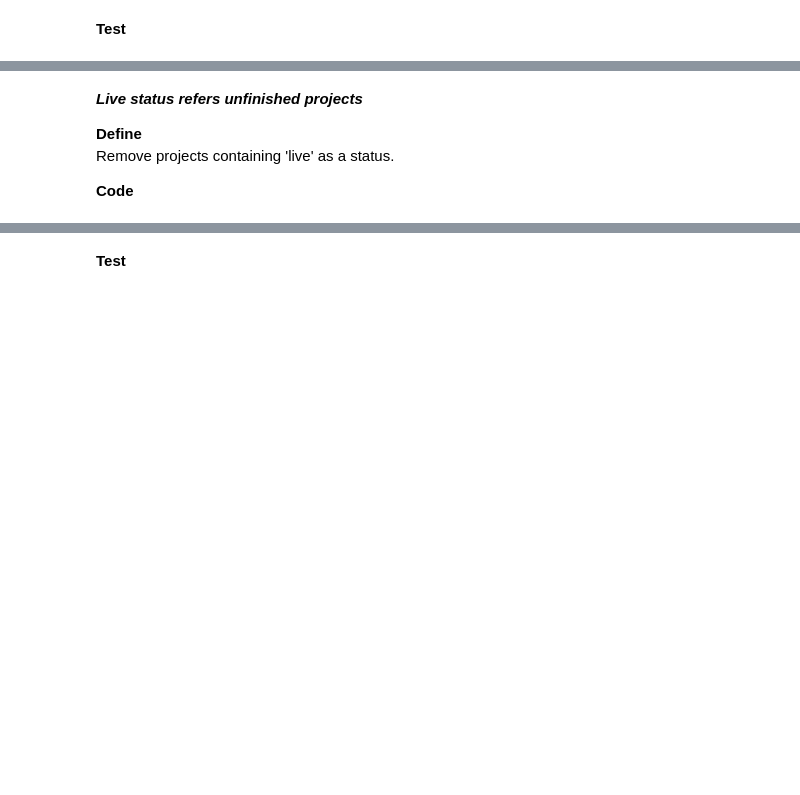
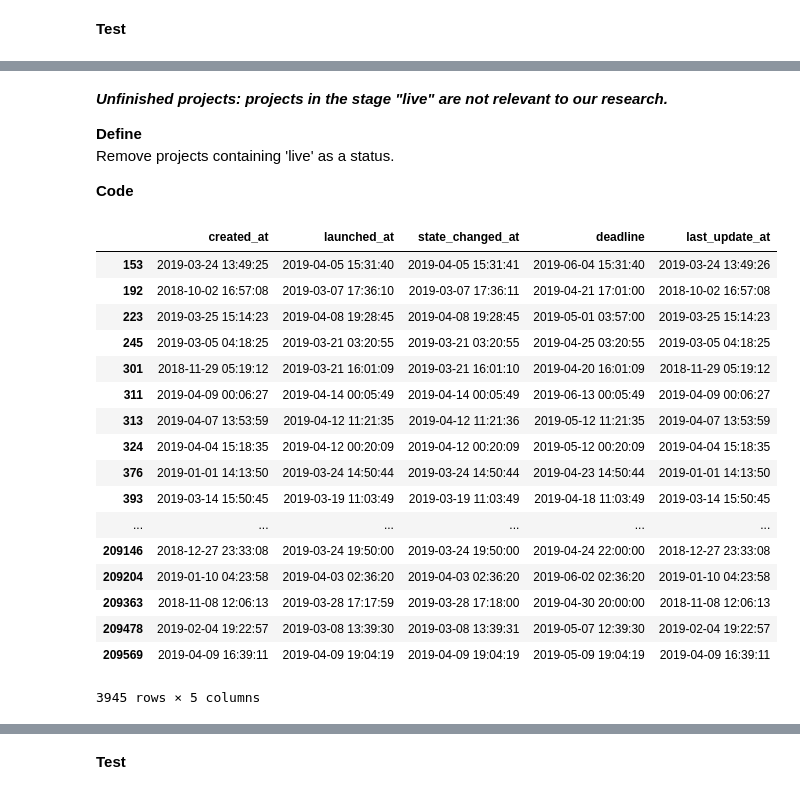
Before and after one commit to faymarie/crowdfunding-analysis, a Jupyter notebook: crowdfunding-analysis.ipynb, the cells around one changed output, grey strips where cells are left out. Cells and saved outputs as stored; diff of their text form; code cells hidden in the pictures; blank space fills up the shorter version.

```diff
--- a/crowdfunding-analysis.ipynb
+++ b/crowdfunding-analysis.ipynb
@@ -1048,7 +1049,28 @@ kickstarter_clean[['created_at', 'launched_at', 'state_changed_at', 'deadline',
 # %% [markdown]
-_**Live status refers unfinished projects**_
+_**Unfinished projects: projects in the stage "live" are not relevant to our research.**_
 
 **Define**
 Remove projects containing 'live' as a status.
 
 **Code**
+# %%
+kickstarter_clean[kickstarter_clean.status == 'live'][['created_at', 'launched_at', 'state_changed_at', 'deadline', 'last_update_at']]
+# %% [output]
+|  | created_at | launched_at | state_changed_at | deadline | last_update_at |
+| 153 | 2019-03-24 13:49:25 | 2019-04-05 15:31:40 | 2019-04-05 15:31:41 | 2019-06-04 15:31:40 | 2019-03-24 13:49:26 |
+| 192 | 2018-10-02 16:57:08 | 2019-03-07 17:36:10 | 2019-03-07 17:36:11 | 2019-04-21 17:01:00 | 2018-10-02 16:57:08 |
+| 223 | 2019-03-25 15:14:23 | 2019-04-08 19:28:45 | 2019-04-08 19:28:45 | 2019-05-01 03:57:00 | 2019-03-25 15:14:23 |
+| 245 | 2019-03-05 04:18:25 | 2019-03-21 03:20:55 | 2019-03-21 03:20:55 | 2019-04-25 03:20:55 | 2019-03-05 04:18:25 |
+| 301 | 2018-11-29 05:19:12 | 2019-03-21 16:01:09 | 2019-03-21 16:01:10 | 2019-04-20 16:01:09 | 2018-11-29 05:19:12 |
+| 311 | 2019-04-09 00:06:27 | 2019-04-14 00:05:49 | 2019-04-14 00:05:49 | 2019-06-13 00:05:49 | 2019-04-09 00:06:27 |
+| 313 | 2019-04-07 13:53:59 | 2019-04-12 11:21:35 | 2019-04-12 11:21:36 | 2019-05-12 11:21:35 | 2019-04-07 13:53:59 |
+| 324 | 2019-04-04 15:18:35 | 2019-04-12 00:20:09 | 2019-04-12 00:20:09 | 2019-05-12 00:20:09 | 2019-04-04 15:18:35 |
+| 376 | 2019-01-01 14:13:50 | 2019-03-24 14:50:44 | 2019-03-24 14:50:44 | 2019-04-23 14:50:44 | 2019-01-01 14:13:50 |
+| 393 | 2019-03-14 15:50:45 | 2019-03-19 11:03:49 | 2019-03-19 11:03:49 | 2019-04-18 11:03:49 | 2019-03-14 15:50:45 |
+| ... | ... | ... | ... | ... | ... |
+| 209146 | 2018-12-27 23:33:08 | 2019-03-24 19:50:00 | 2019-03-24 19:50:00 | 2019-04-24 22:00:00 | 2018-12-27 23:33:08 |
+| 209204 | 2019-01-10 04:23:58 | 2019-04-03 02:36:20 | 2019-04-03 02:36:20 | 2019-06-02 02:36:20 | 2019-01-10 04:23:58 |
+| 209363 | 2018-11-08 12:06:13 | 2019-03-28 17:17:59 | 2019-03-28 17:18:00 | 2019-04-30 20:00:00 | 2018-11-08 12:06:13 |
+| 209478 | 2019-02-04 19:22:57 | 2019-03-08 13:39:30 | 2019-03-08 13:39:31 | 2019-05-07 12:39:30 | 2019-02-04 19:22:57 |
+| 209569 | 2019-04-09 16:39:11 | 2019-04-09 19:04:19 | 2019-04-09 19:04:19 | 2019-05-09 19:04:19 | 2019-04-09 16:39:11 |
+3945 rows × 5 columns
```
Also changed, not shown: parts of 59 cells of this notebook, 56 other files.
